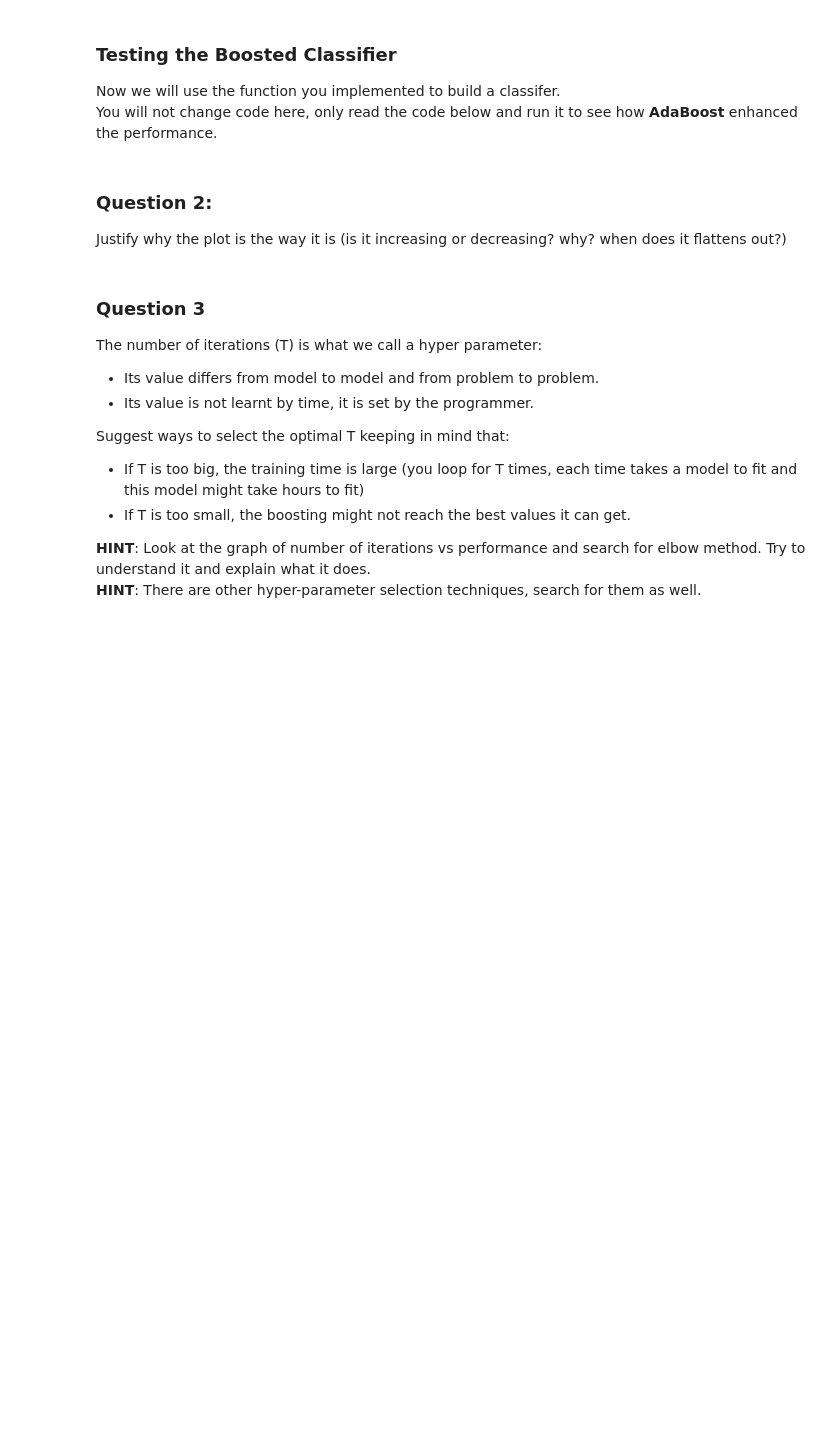
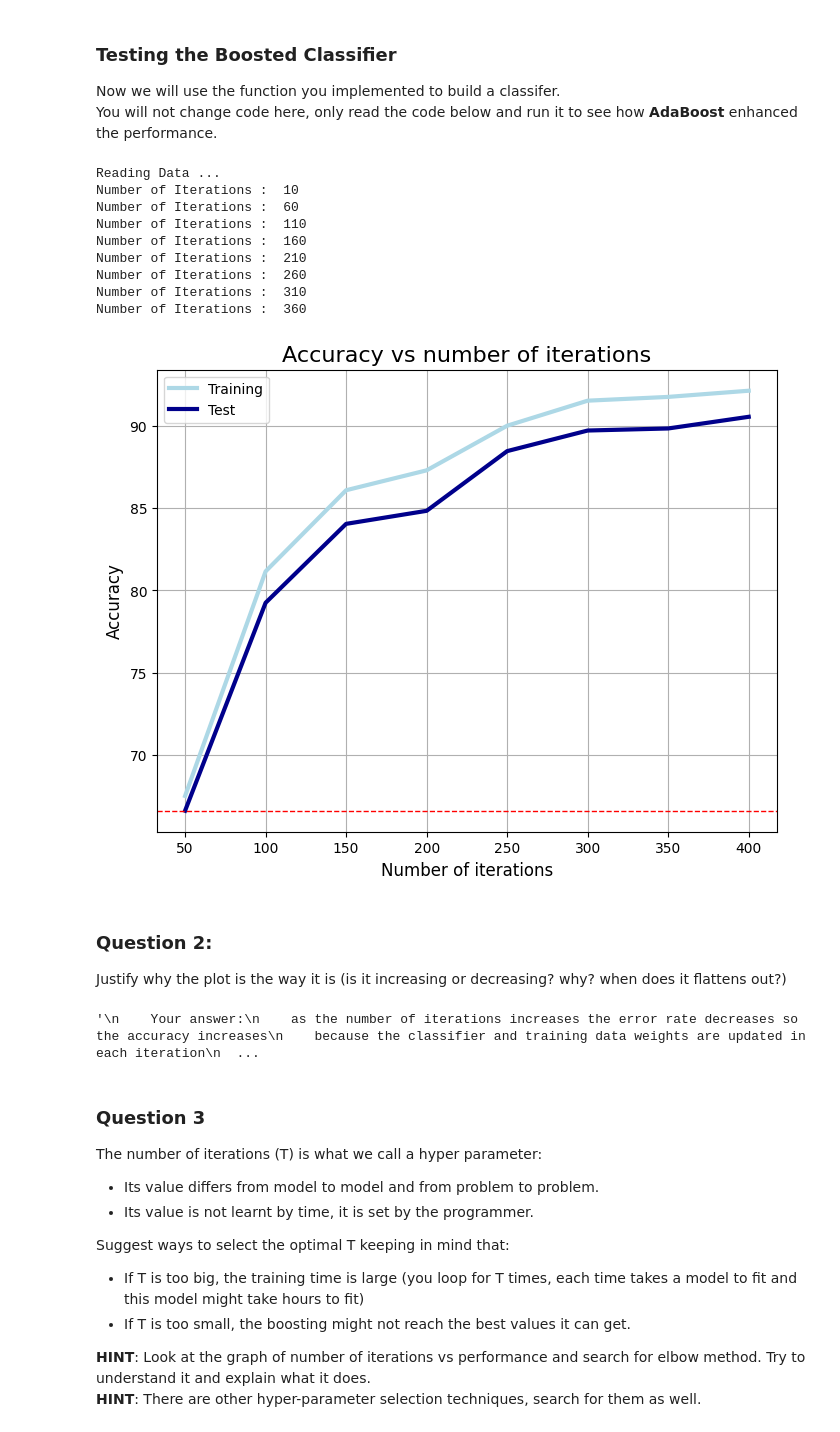
Before and after one commit to AdhamAliAbdelAal/NN-Labs, a Jupyter notebook: Lab 6 - AdaBoost Classifier/Lab 6 - Boosting Algorithms.ipynb, the cells around one changed output. Cells and saved outputs as stored; diff of their text form; code cells hidden in the pictures; blank space fills up the shorter version.

```diff
--- a/Lab 6 - AdaBoost Classifier/Lab 6 - Boosting Algorithms.ipynb
+++ b/Lab 6 - AdaBoost Classifier/Lab 6 - Boosting Algorithms.ipynb
@@ -108,42 +108,51 @@ def adaboost_classifier(Y_train, X_train, Y_test, X_test, T, clf):
     #TODO: FILL THE FUNCTION with the implementation as the steps above
 
     # TODO [1]: Initialize weights
-    w = None
+    M=X_train.shape[0]
+    w=np.ones(M)/M
+    N=X_test.shape[0]
 
     ## TODO [2]:  Initialize the training and test data with empty array placeholders
     #### Hint: what should be their shape?
-    pred_train = None ## predicted classes of the training examples
-    pred_test = None  ## predicted classes of the test examples
+    pred_train = np.zeros(M) ## predicted classes of the training examples
+    pred_test = np.zeros(N)  ## predicted classes of the test examples
 
     ## TODO [3]: loop over the boosting iterations
-    for i in range(None):
+    for i in range(T):
 
         # TODO [4]: Fit a classifier with the specific weights
         ## TODO [4.A]: fit the classifier on the training data
         #### Hint: search how sklearn.tree.DecisionTreeClassifier fits classifier on data
         ### Hint: search for parameter weights in the fit matrix
+        clf.fit(X_train, Y_train, sample_weight=w)
 
         # TODO [4.B]: predict classes for the training data and test data
-        pred_train_i = None
-        pred_test_i = None
+        pred_train_i = clf.predict(X_train)
+        pred_test_i = clf.predict(X_test)
 
         # TODO [5]: calculate the miss Indicator function
+        miss=(pred_train_i != Y_train)
 
         # TODO [6]: calculate the error for the current classifier (err_t)
-        err_t = None
+        err_t = np.sum(w*miss)/np.sum(w)
 
         # TODO [7]: calculate current classifier weight (Alpha_t)
-        alpha_t = None
+        alpha_t = np.log((1-err_t)/err_t)
 
         # TODO [8]: update the weights
-
+        w=w*np.exp(alpha_t*miss)
         # TODO [9] Add to the overall predictions
-
-
+        pred_train += alpha_t*pred_train_i
+        pred_test += alpha_t*pred_test_i
+    # print("pred_train",pred_train)
     # TODO [10]: Return error rate in train and test set
     #### Hint: use function get_accuracy from utils.py
-    train_error = None
-    test_error = None
+    pred_train = np.sign(pred_train)
+    pred_test = np.sign(pred_test)
+    train_error = get_accuracy(pred_train, Y_train)*100
+    # print("error i",train_error)
+    test_error = get_accuracy(pred_test, Y_test)*100
+    # print("err",train_error, test_error)
     return train_error, test_error
 # %% [markdown]
 ### Testing the Boosted Classifier
@@ -153,34 +162,45 @@ You will not change code here, only read the code below and run it to see how **
 # %%
 #### DO NOT CHANGE CODE ####
 
 ## First, read the dataset
 x,y = make_hastie_10_2()
 df = pd.DataFrame(x)
 df['Y'] = y
 print('Reading Data ...')
 
 # Split into training and test set
 train, test = train_test_split(df, test_size=0.2) # this function shuffles the data points, and splits the data into
                                                   # 80% training set and 20% test set (indicated by test_size=0.2)
 
 
 X_train, Y_train = train.iloc[:, :-1], train.iloc[:, -1]
 X_test, Y_test = test.iloc[:, :-1], test.iloc[:, -1]
 # Fit a simple decision tree first
 clf_tree = DecisionTreeClassifier(max_depth=1, random_state=1)
 
 # Fit Adaboost classifier using a decision tree as base estimator
 # Test with different number of iterations
 acc_train, acc_test = [],[]
 x_range = range(10, 410, 50)
 for i in x_range:
     print('Number of Iterations : ' , i)
     acc_i = adaboost_classifier(Y_train, X_train, Y_test, X_test, i, clf_tree)
     acc_train.append(acc_i[0])
     acc_test.append(acc_i[1])
 
 # Compare error rate vs number of iterations
-utils.plot_accuracy(acc_train, acc_test)
+plot_accuracy(acc_train, acc_test)
+# %% [output]
+Reading Data ...
+Number of Iterations :  10
+Number of Iterations :  60
+Number of Iterations :  110
+Number of Iterations :  160
+Number of Iterations :  210
+Number of Iterations :  260
+Number of Iterations :  310
+Number of Iterations :  360
+[figure, added]
 # %% [markdown]
 ### Question 2:
 Justify why the plot is the way it is (is it increasing or decreasing? why? when does it flattens out?)
@@ -191,3 +207,12 @@ Justify why the plot is the way it is (is it increasing or decreasing? why? when
+# %%
+'''
+    Your answer:
+    as the number of iterations increases the error rate decreases so the accuracy increases
+    because the classifier and training data weights are updated in each iteration
+    so the classifier is trained on the updated data and the error rate decreases
+'''
+# %% [output]
+'\n    Your answer:\n    as the number of iterations increases the error rate decreases so the accuracy increases\n    because the classifier and training data weights are updated in each iteration\n  ...
 # %% [markdown]
 ### Question 3
 
```
Also changed, not shown: parts of 2 cells of this notebook, 1 other file.
